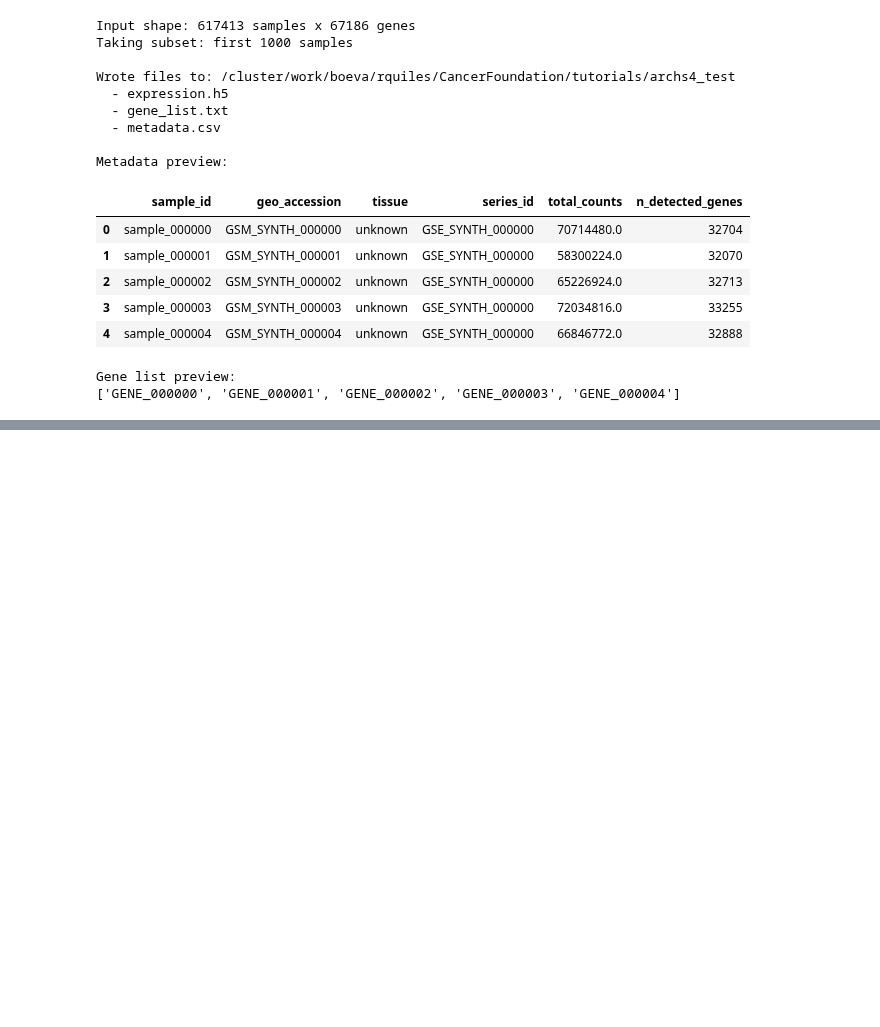
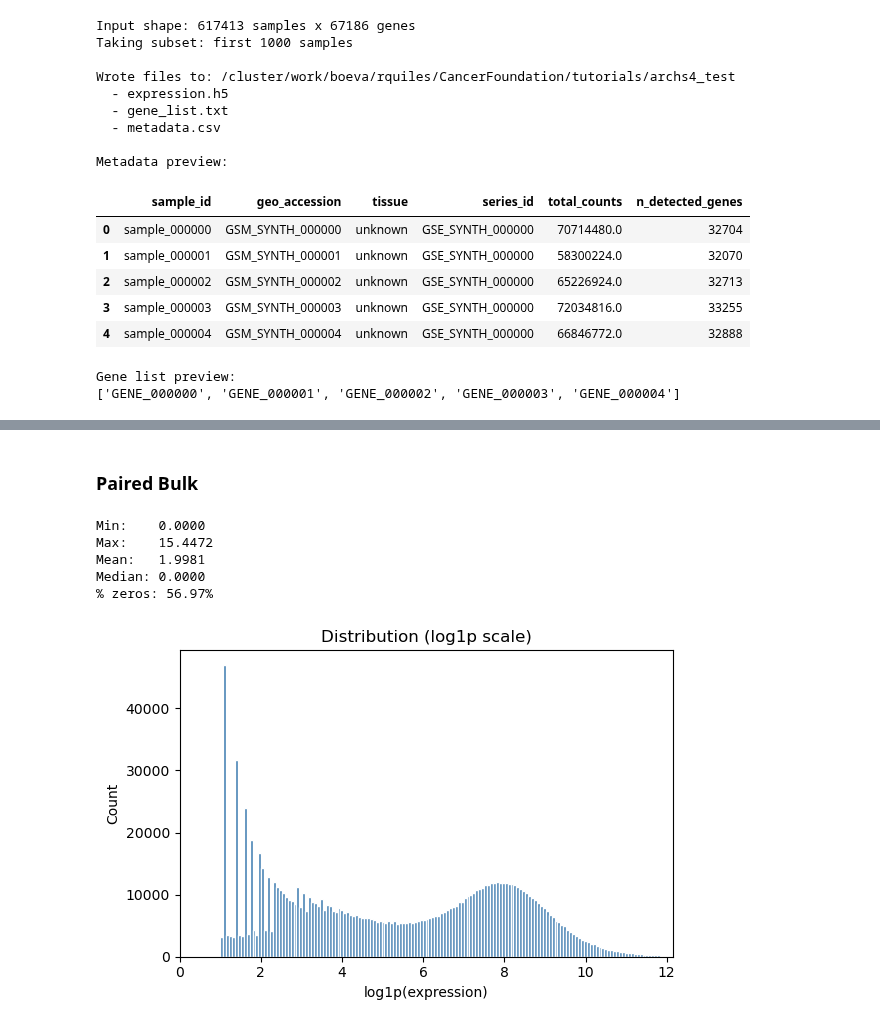
Before and after one commit to RSQuiles/CancerFoundationFusion, a Jupyter notebook: data_preprocess/bulk_preprocessing.ipynb, the cells around one changed output, grey strips where cells are left out. Drawn from its saved outputs; the diff is of its cells as text; code cells hidden in the pictures; blank space fills up the shorter version.

```diff
--- a/data_preprocess/bulk_preprocessing.ipynb
+++ b/data_preprocess/bulk_preprocessing.ipynb
@@ -244,0 +481,11 @@ Gene list preview:
+# %% [markdown]
+### Paired Bulk
+# %%
+asses_distrib(bulk_paired)
+# %% [output]
+Min:    0.0000
+Max:    15.4472
+Mean:   1.9981
+Median: 0.0000
+% zeros: 56.97%
+[figure, added]
```
Also changed, not shown: parts of 16 cells of this notebook, 21 other files.
